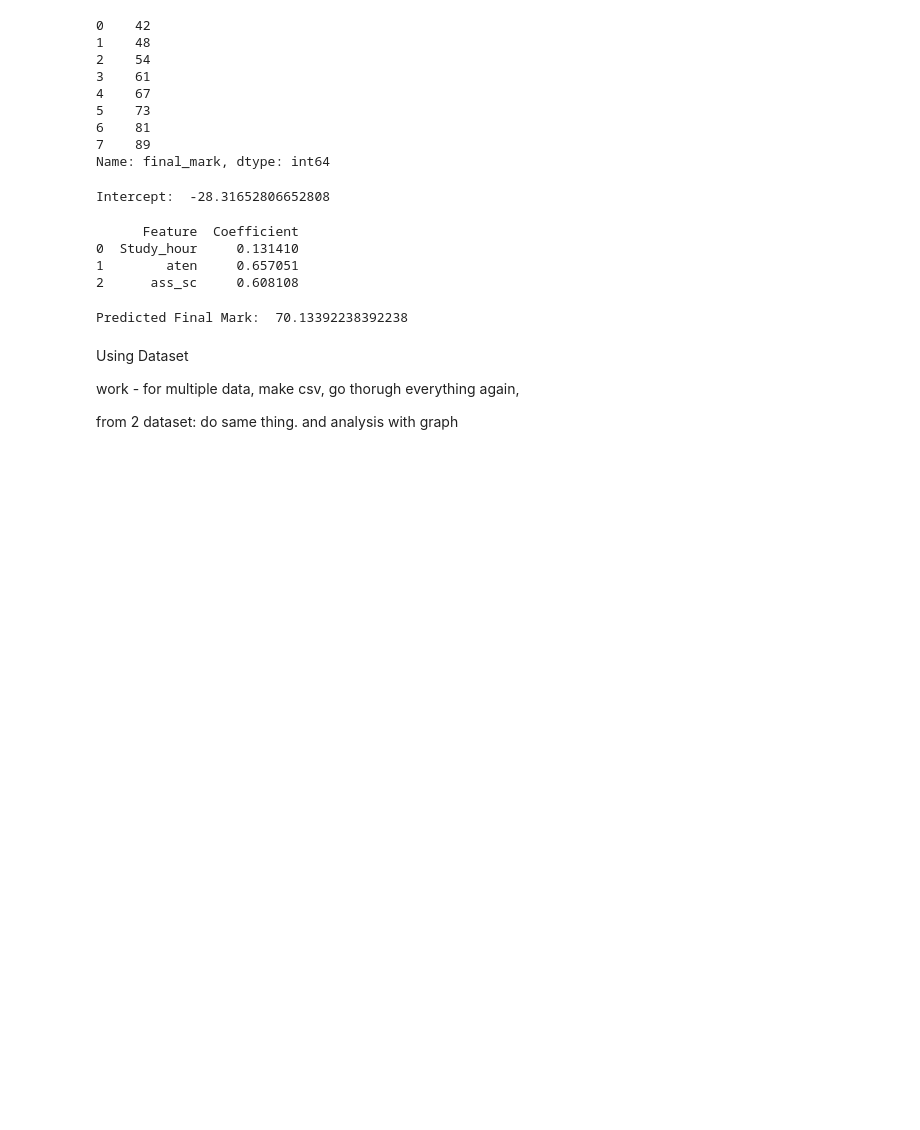
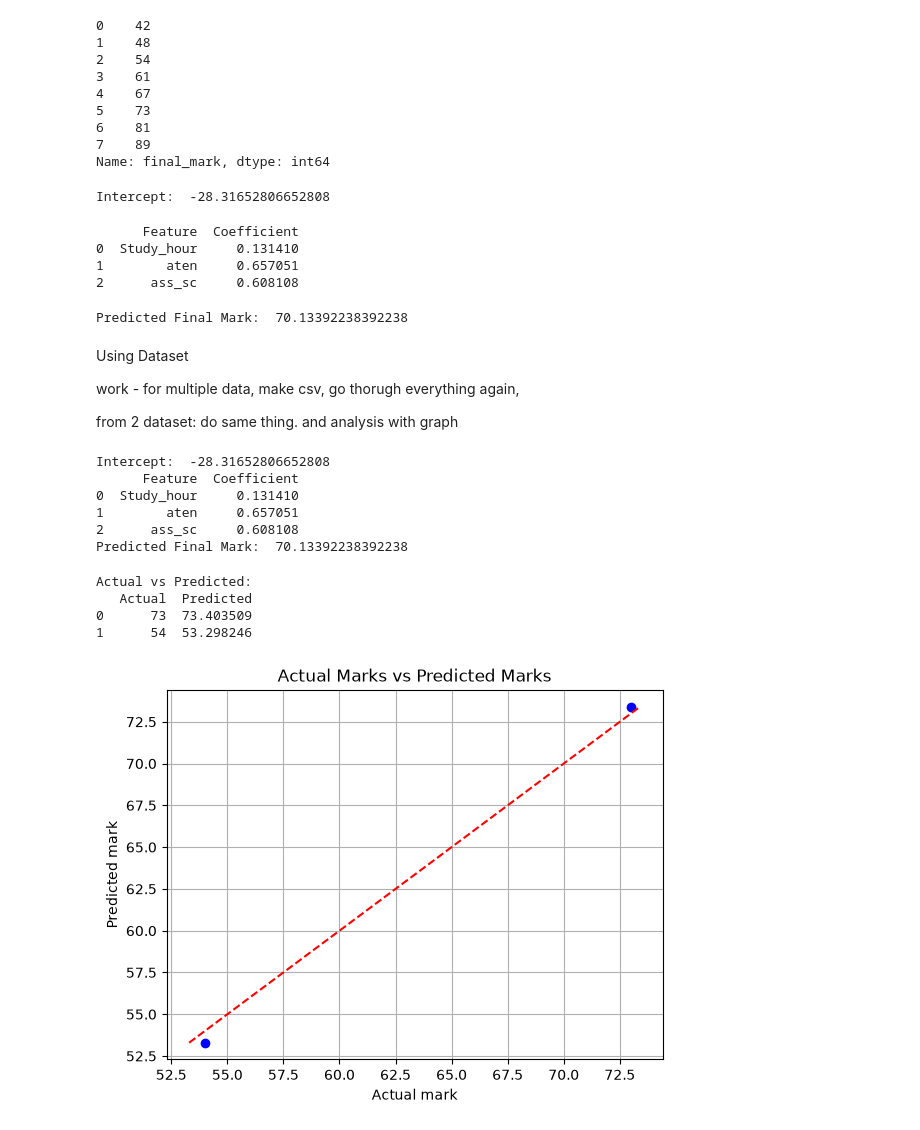
Before and after one commit to NeelPatel2548/AIML-BDA-Lab-Work, a Jupyter notebook: notebooks/0309 SimpleLinear Regression Lab/LabWork.ipynb, the cells around one changed output. Cells and saved outputs as stored; diff of their text form; code cells hidden in the pictures; blank space fills up the shorter version.

```diff
--- a/notebooks/0309 SimpleLinear Regression Lab/LabWork.ipynb
+++ b/notebooks/0309 SimpleLinear Regression Lab/LabWork.ipynb
@@ -280,3 +279,39 @@ work - for multiple data,
 
 
 from 2 dataset: do same thing. and analysis with graph
+# %%
+df = pd.read_csv("D:\BDA 20\AIML-BDA-Lab-Work\data\Sep 03 Dataset\student_sir.csv")
+
+df
+
+x = df.iloc[:,0:3]
+y = df["final_mark"]
+# %%
+model = LinearRegression()
+model.fit(x, y)
+
+print("Intercept: ", model.intercept_)
+
+coefficient_table = pd.DataFrame({
+    "Feature" : x.columns,
+    "Coefficient" : model.coef_
+})
+
+print(coefficient_table)
+
+new_stu = pd.DataFrame({
+    "Study_hour" : [6],
+    "aten" : [82],
+    "ass_sc" : [72]
+})
+
+prediction = model.predict(new_stu)
+y_pred = prediction
+print("Predicted Final Mark: ", prediction[0])
+# %% [output]
+Intercept:  -28.31652806652808
+      Feature  Coefficient
+0  Study_hour     0.131410
+1        aten     0.657051
+2      ass_sc     0.608108
+Predicted Final Mark:  70.13392238392238
@@ -282,0 +336,36 @@ from 2 dataset: do same thing. and analysis with graph
+# %%
+# Predict test data
+y_pred = model.predict(x_test)
+
+# Print actual and predicted values
+print("\nActual vs Predicted:")
+print(pd.DataFrame({
+    "Actual": y_test.values,
+    "Predicted": y_pred
+}))
+
+# Plot Actual vs Predicted
+plt.scatter(y_test, y_pred, color="blue")
+
+minimum = min(y_test.min(), y_pred.min())
+maxi = max(y_test.max(), y_pred.max())
+
+plt.plot(
+    [minimum, maxi],
+    [minimum, maxi],
+    color="red",
+    linestyle="--"
+)
+
+plt.xlabel("Actual mark")
+plt.ylabel("Predicted mark")
+plt.title("Actual Marks vs Predicted Marks")
+
+plt.grid(True)
+plt.show()
+# %% [output]
+Actual vs Predicted:
+   Actual  Predicted
+0      73  73.403509
+1      54  53.298246
+[figure, added]
```
Also changed, not shown: parts of 2 cells of this notebook, 3 other files.
